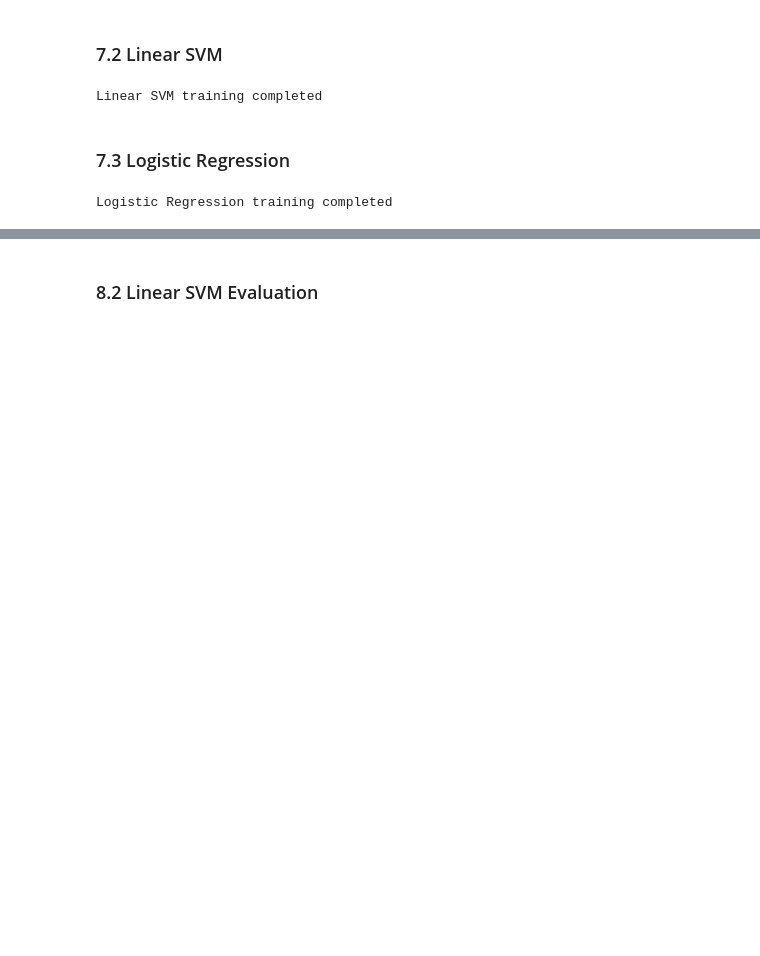
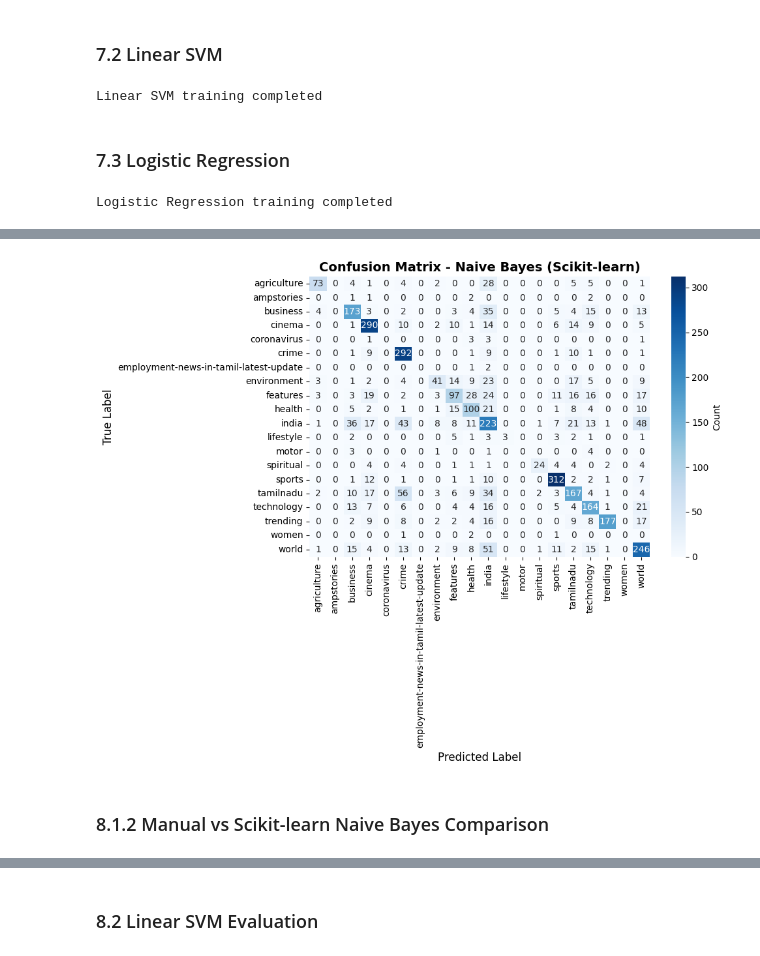
Before and after one commit to Black-and-Yellow/NLP_project, a Jupyter notebook: vectorization_and_model.ipynb, the cells around one changed output, grey strips where cells are left out. Drawn from its saved outputs; the diff is of its cells as text; code cells hidden in the pictures; blank space fills up the shorter version.

```diff
--- a/vectorization_and_model.ipynb
+++ b/vectorization_and_model.ipynb
@@ -414,0 +785,15 @@ plt.show()
+# %%
+nb_cm = confusion_matrix(y_test, nb_test_pred)
+
+plt.figure(figsize=(10, 8))
+sns.heatmap(nb_cm, annot=True, fmt='d', cmap='Blues',
+            xticklabels=classes, yticklabels=classes, cbar_kws={'label': 'Count'})
+plt.title('Confusion Matrix - Naive Bayes (Scikit-learn)', fontsize=14, fontweight='bold')
+plt.xlabel('Predicted Label', fontsize=12)
+plt.ylabel('True Label', fontsize=12)
+plt.tight_layout()
+plt.show()
+# %% [output]
+[figure, added]
+# %% [markdown]
+### 8.1.2 Manual vs Scikit-learn Naive Bayes Comparison
```
Also changed, not shown: parts of 39 cells of this notebook, 12 other files.
